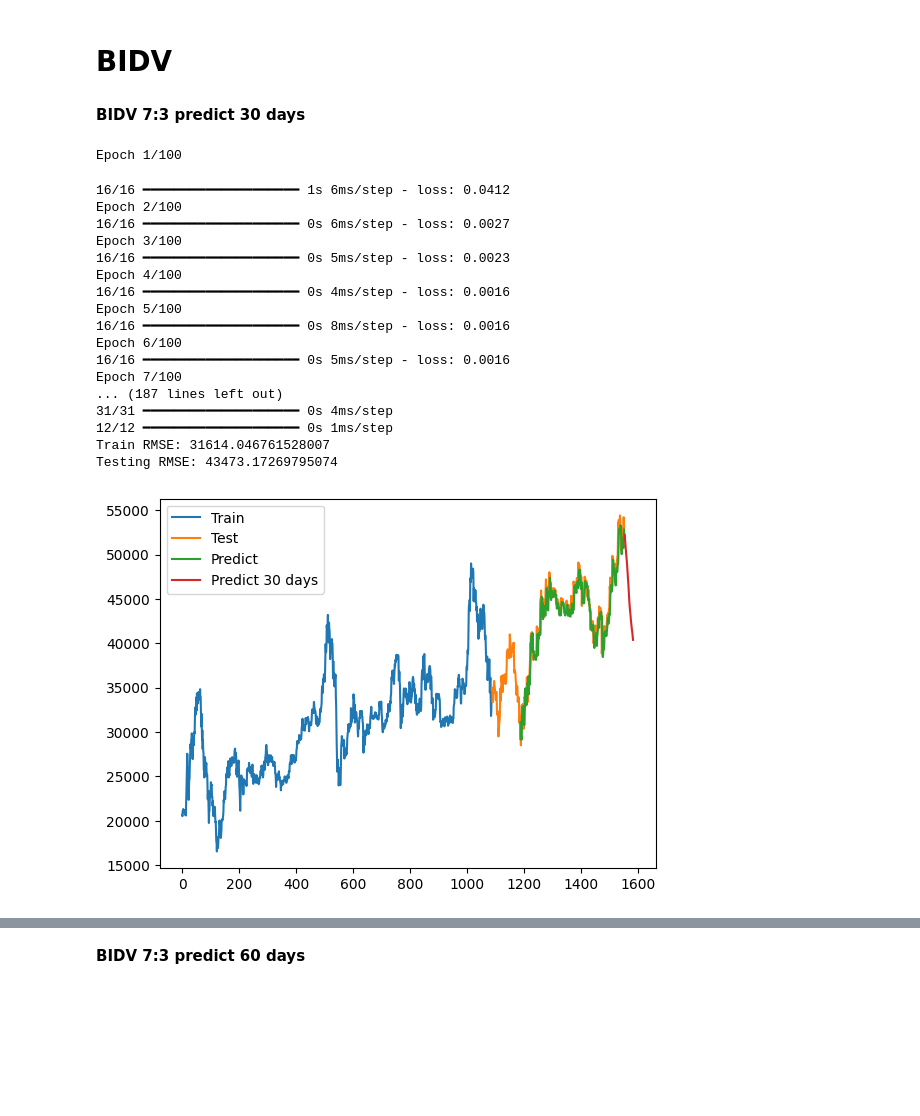
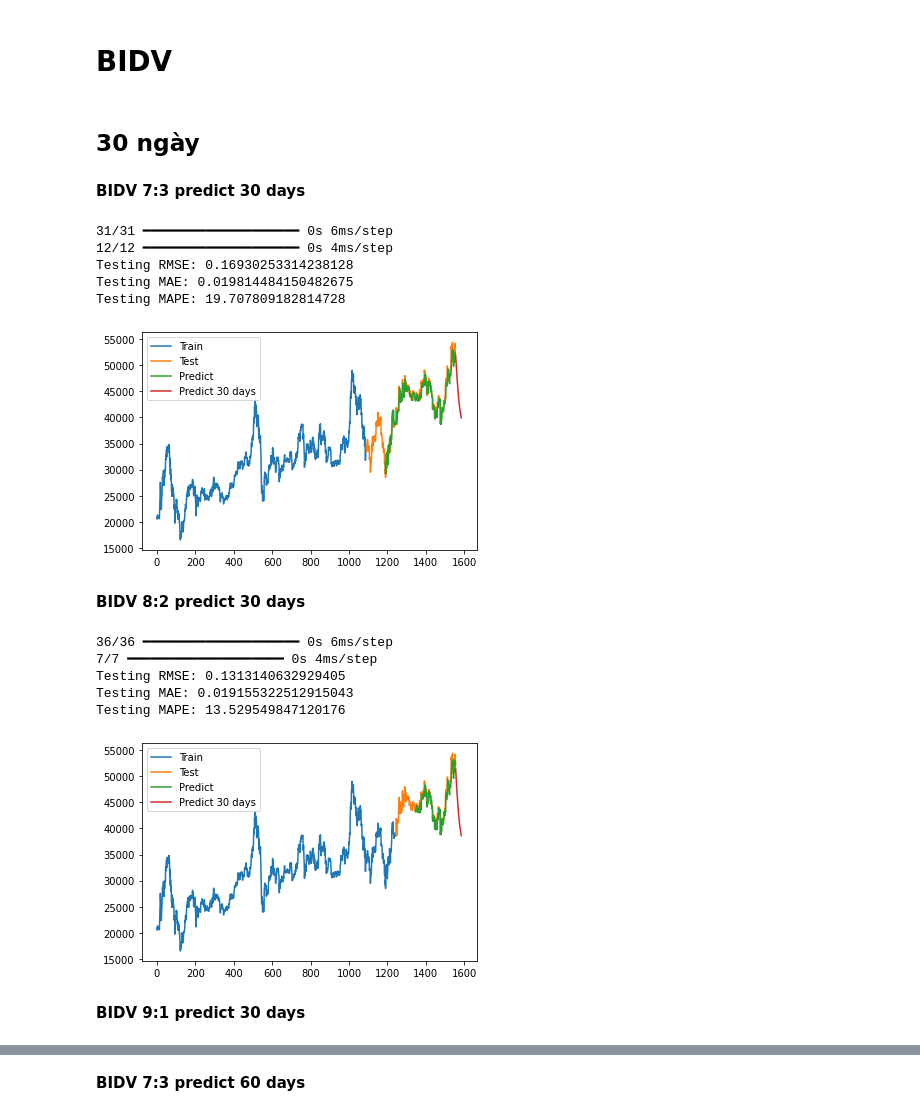
Before and after one commit to Duonglthuy1204/IS403_O21_16, a Jupyter notebook: Model/RNN.ipynb, the cells around one changed output, grey strips where cells are left out. Cells and saved outputs as stored; diff of their text form; code cells hidden in the pictures; blank space fills up the shorter version.

Commit message:
update almost model: LR, GRU, RNN, LSTM, CNN-LSTM

```diff
--- a/Model/RNN.ipynb
+++ b/Model/RNN.ipynb
@@ -26,8 +28,14 @@ def read_file(file_name):
 
     # Sắp xếp dữ liệu theo thời gian từ quá khứ đến hiện tại
     data.sort_index(inplace=True)
+    data = data.reset_index()['Price']
 
     return data
 # %% [markdown]
 **Xây dựng mô hình**
+# %%
+# Hàm tính MAPE
+def mean_absolute_percentage_error(y_true, y_pred):
+    y_true, y_pred = np.array(y_true), np.array(y_pred)
+    return np.mean(np.abs((y_true - y_pred) / y_true)) * 100
 # %%
@@ -109,27 +133,29 @@ def build_and_evaluate_model(file_name, train_ratio=0.7, test_ratio=0.2, forecas
     plt.show()
 # %% [markdown]
 # **BIDV**
+# %% [markdown]
+## **30 ngày**
 # %% [markdown]
 **BIDV 7:3 predict 30 days**
 # %%
-build_and_evaluate_model('../Dataset/BID Historical Data.csv', train_ratio=0.7, test_ratio=0.3, forecast_days=30)
+RNN_prediction('BIDV', '../Dataset/BID Historical Data.csv', train_ratio=0.7, test_ratio=0.3, forecast_days=30)
 # %% [output]
-Epoch 1/100
+31/31 ━━━━━━━━━━━━━━━━━━━━ 0s 6ms/step
+12/12 ━━━━━━━━━━━━━━━━━━━━ 0s 4ms/step
+Testing RMSE: 0.16930253314238128
+Testing MAE: 0.019814484150482675
+Testing MAPE: 19.707809182814728
-16/16 ━━━━━━━━━━━━━━━━━━━━ 1s 6ms/step - loss: 0.0412
-Epoch 2/100
-16/16 ━━━━━━━━━━━━━━━━━━━━ 0s 6ms/step - loss: 0.0027
-Epoch 3/100
-16/16 ━━━━━━━━━━━━━━━━━━━━ 0s 5ms/step - loss: 0.0023
-Epoch 4/100
-16/16 ━━━━━━━━━━━━━━━━━━━━ 0s 4ms/step - loss: 0.0016
-Epoch 5/100
-16/16 ━━━━━━━━━━━━━━━━━━━━ 0s 8ms/step - loss: 0.0016
-Epoch 6/100
-16/16 ━━━━━━━━━━━━━━━━━━━━ 0s 5ms/step - loss: 0.0016
-Epoch 7/100
-... (187 lines left out)
-31/31 ━━━━━━━━━━━━━━━━━━━━ 0s 4ms/step
-12/12 ━━━━━━━━━━━━━━━━━━━━ 0s 1ms/step
-Train RMSE: 31614.046761528007
-Testing RMSE: 43473.17269795074
-[figure, old version]
+[figure, new version]
+# %% [markdown]
+**BIDV 8:2 predict 30 days**
+# %%
+RNN_prediction('BIDV', '../Dataset/BID Historical Data.csv', train_ratio=0.8, test_ratio=0.2, forecast_days=30)
+# %% [output]
+36/36 ━━━━━━━━━━━━━━━━━━━━ 0s 6ms/step
+7/7 ━━━━━━━━━━━━━━━━━━━━ 0s 4ms/step
+Testing RMSE: 0.1313140632929405
+Testing MAE: 0.019155322512915043
+Testing MAPE: 13.529549847120176
+[figure, added]
+# %% [markdown]
+**BIDV 9:1 predict 30 days**
```
Also changed, not shown: parts of 69 cells of this notebook, 1 other file.
